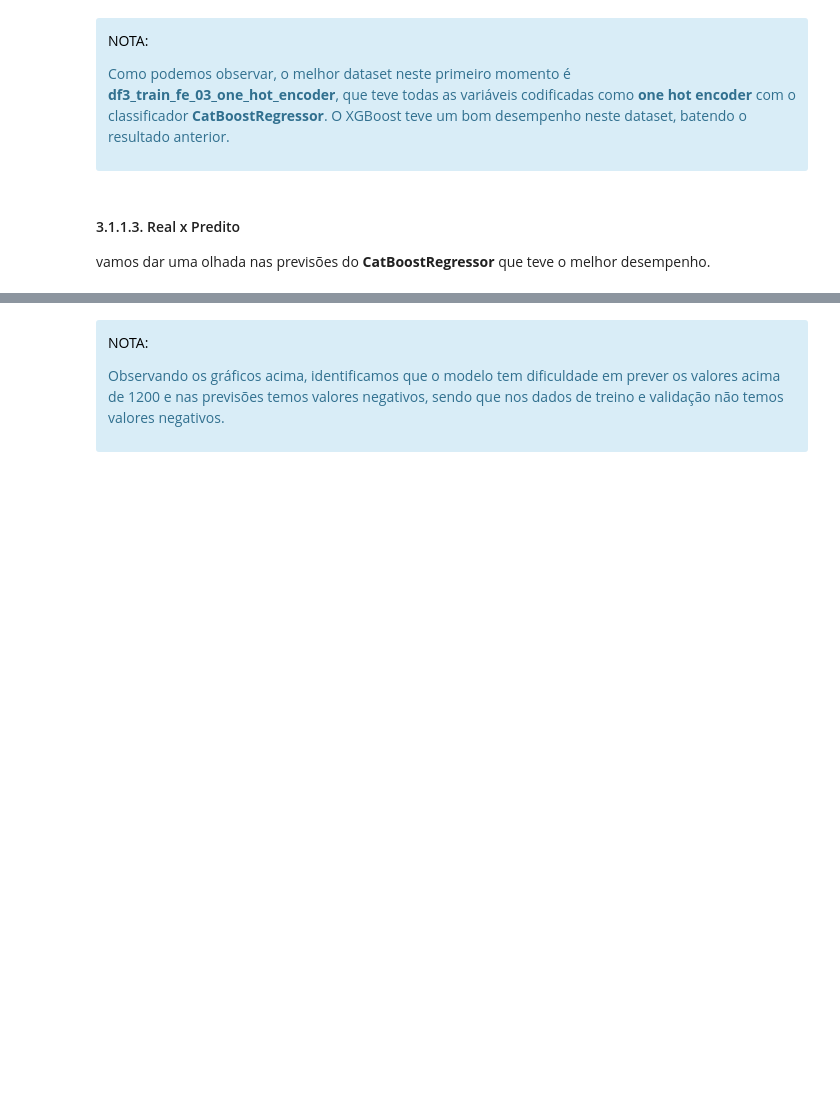
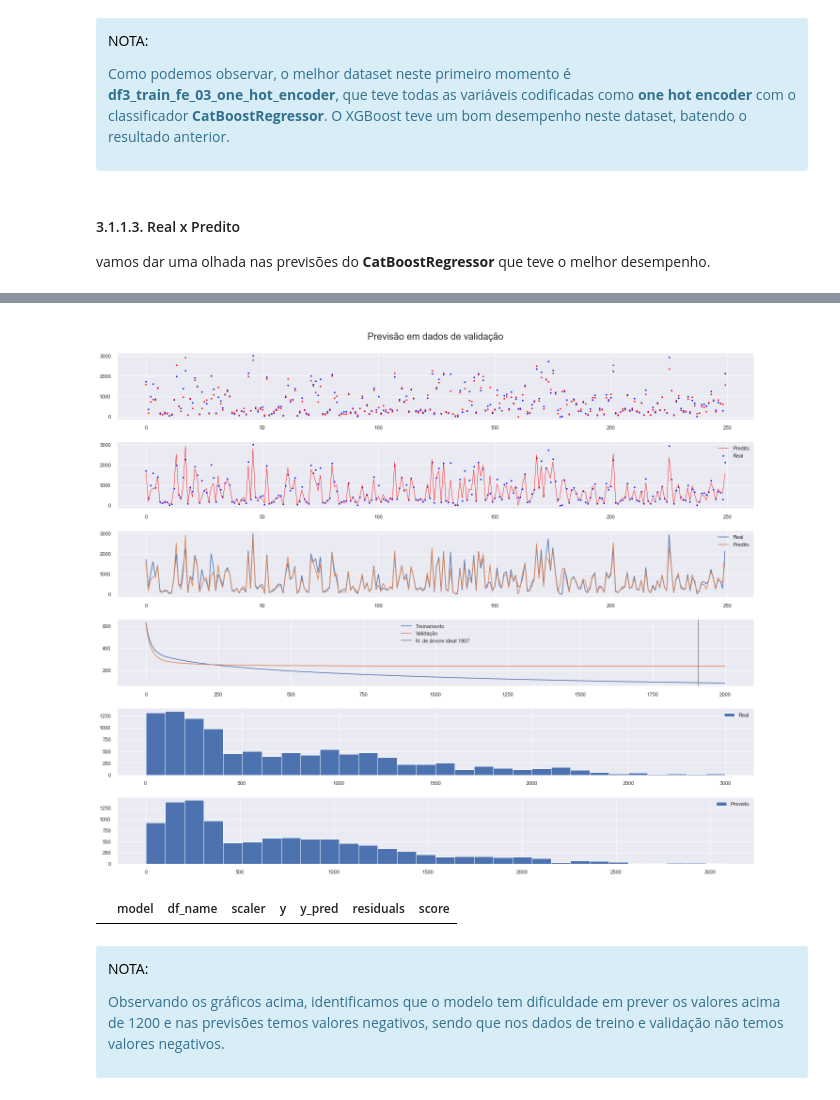
Before and after one commit to rogeriodelfim/Competicoes, a Jupyter notebook: Flai/09/02 - Features Engineering.ipynb, the cells around one changed output, grey strips where cells are left out. Cells and saved outputs as stored; diff of their text form; code cells hidden in the pictures; blank space fills up the shorter version.

```diff
--- a/Flai/09/02 - Features Engineering.ipynb
+++ b/Flai/09/02 - Features Engineering.ipynb
@@ -1402,3 +1424,56 @@ del df, x_ax, y_nor, y_pred
+# %%
+results = model_best.evals_result_
+
+result_tr = results["validation_0"]['RMSE']
+result_vl = results["validation_1"]['RMSE']
+ntree_limit = model_best.best_iteration_
+# %%
+
+sample     = 250
+model_name = 'CatBoostRegressor'
+df         = df_preds[df_preds['model']==model_name].iloc[:sample]
+x_ax       = range(len(df[:sample]))
+y_nor      = df.y
+y_pred     = df.y_pred
+
+plt.figure(figsize=(20,17))
+
+plt.subplot(6,1,1)
+plt.scatter(x_ax, y_nor, s=5, color="blue", label="Real")
+plt.scatter(x_ax, y_pred, s=5, color="red" , label="Predito")
+plt.title("\n Previsão em dados de validação \n",  fontsize=20)
+
+plt.subplot(6,1,2)
+plt.scatter(x_ax, y_nor, s=5, color="blue", label="Real")
+plt.plot(x_ax, y_pred, lw=0.8, color="red", label="Predito")
+plt.legend()
+
+plt.subplot(6,1,3)
+plt.plot(x_ax, y_nor,  label="Real")
+plt.plot(x_ax, y_pred, label="Predito")
+plt.legend()
+
+plt.subplot(6,1,4)
+plt.plot(result_tr, label="Treinamento")
+plt.plot(result_vl, label="Validação")
+plt.axvline(ntree_limit, color="gray", label="N. de árvore ideal {}".format(ntree_limit))
+plt.legend()
+
+plt.subplot(6,1,5)
+plt.hist(df_preds['y'], bins=30, label='Real')
+plt.legend()
+
+plt.subplot(6,1,6)
+plt.hist(df_preds['y_pred'], bins=30, label='Previsto')
+plt.legend()
+
+plt.tight_layout(pad=2.0);
+# %% [output]
+[figure, added]
+# %%
+df[df['y_pred']<=0]
+# %% [output]
+|  | model | df_name | scaler | y | y_pred | residuals | score |
 # %% [markdown]
 <div class="alert alert-block alert-info">
 <p style="color: black; font-family: Arial Black">NOTA:</p>
```
Also changed, not shown: parts of 17 cells of this notebook, 1 other file.
